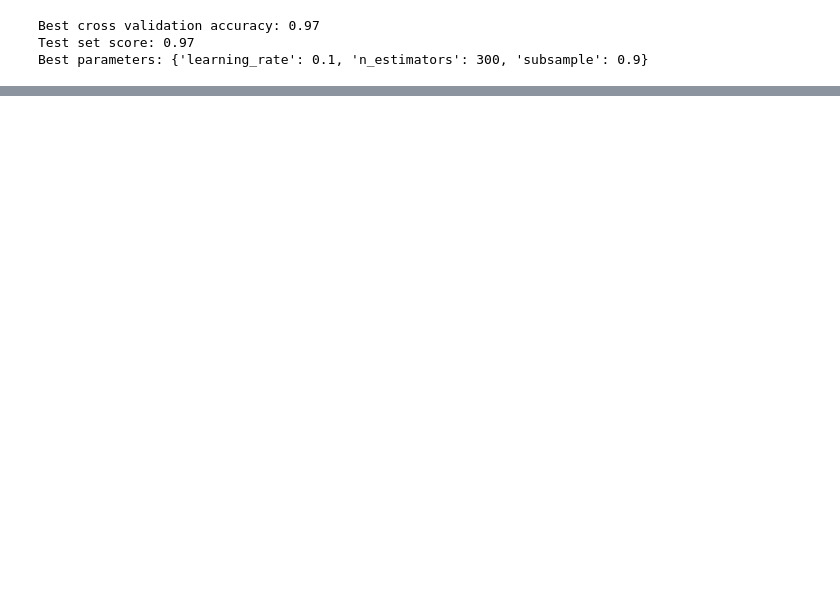
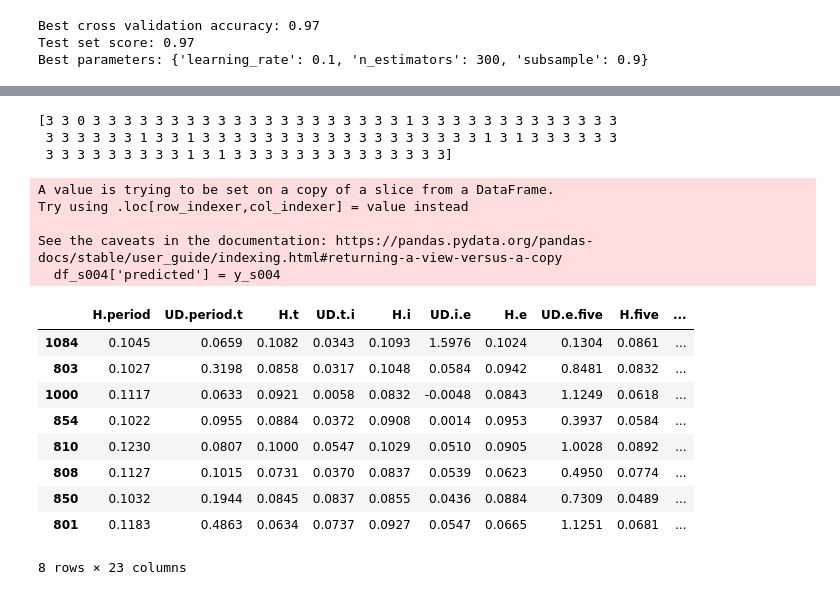
Before and after one commit to sokonana/NYP-IT105-Project, a Jupyter notebook: IT105-Model Evaluation on New Dataset.ipynb, the cells around one changed output, grey strips where cells are left out. Drawn from its saved outputs; the diff is of its cells as text; code cells hidden in the pictures; blank space fills up the shorter version.

```diff
--- a/IT105-Model Evaluation on New Dataset.ipynb
+++ b/IT105-Model Evaluation on New Dataset.ipynb
@@ -402,0 +406,37 @@ weighted avg       0.96      0.96      0.96      1104
+# %%
+# Retrieve dataset related to subject 's004' from X_test - WIP
+df1 = X_test.copy()
+df1['subject'] = y_test
+
+df_s004 = df1[df1['subject'] == 3]
+
+X_s004 = df_s004.drop(['subject'], axis=1)
+y_s004 = clf.predict(scaler.transform(X_s004))
+# %%
+print(y_s004)
+# %% [output]
+[3 3 0 3 3 3 3 3 3 3 3 3 3 3 3 3 3 3 3 3 3 3 3 1 3 3 3 3 3 3 3 3 3 3 3 3 3
+ 3 3 3 3 3 3 1 3 3 1 3 3 3 3 3 3 3 3 3 3 3 3 3 3 3 3 3 3 1 3 1 3 3 3 3 3 3
+ 3 3 3 3 3 3 3 3 3 1 3 1 3 3 3 3 3 3 3 3 3 3 3 3 3 3]
+# %%
+# stored the predicted results
+df_s004['predicted'] = y_s004
+
+# check wrong data point
+df_s004[df_s004['subject'] != df_s004['predicted']]
+# %% [output]
+A value is trying to be set on a copy of a slice from a DataFrame.
+Try using .loc[row_indexer,col_indexer] = value instead
+
+See the caveats in the documentation: https://pandas.pydata.org/pandas-docs/stable/user_guide/indexing.html#returning-a-view-versus-a-copy
+  df_s004['predicted'] = y_s004
+|  | H.period | UD.period.t | H.t | UD.t.i | H.i | UD.i.e | H.e | UD.e.five | H.five | ... |
+| 1084 | 0.1045 | 0.0659 | 0.1082 | 0.0343 | 0.1093 | 1.5976 | 0.1024 | 0.1304 | 0.0861 | ... |
+| 803 | 0.1027 | 0.3198 | 0.0858 | 0.0317 | 0.1048 | 0.0584 | 0.0942 | 0.8481 | 0.0832 | ... |
+| 1000 | 0.1117 | 0.0633 | 0.0921 | 0.0058 | 0.0832 | -0.0048 | 0.0843 | 1.1249 | 0.0618 | ... |
+| 854 | 0.1022 | 0.0955 | 0.0884 | 0.0372 | 0.0908 | 0.0014 | 0.0953 | 0.3937 | 0.0584 | ... |
+| 810 | 0.1230 | 0.0807 | 0.1000 | 0.0547 | 0.1029 | 0.0510 | 0.0905 | 1.0028 | 0.0892 | ... |
+| 808 | 0.1127 | 0.1015 | 0.0731 | 0.0370 | 0.0837 | 0.0539 | 0.0623 | 0.4950 | 0.0774 | ... |
+| 850 | 0.1032 | 0.1944 | 0.0845 | 0.0837 | 0.0855 | 0.0436 | 0.0884 | 0.7309 | 0.0489 | ... |
+| 801 | 0.1183 | 0.4863 | 0.0634 | 0.0737 | 0.0927 | 0.0547 | 0.0665 | 1.1251 | 0.0681 | ... |
+8 rows × 23 columns
```
Also changed, not shown: parts of 10 cells of this notebook.
